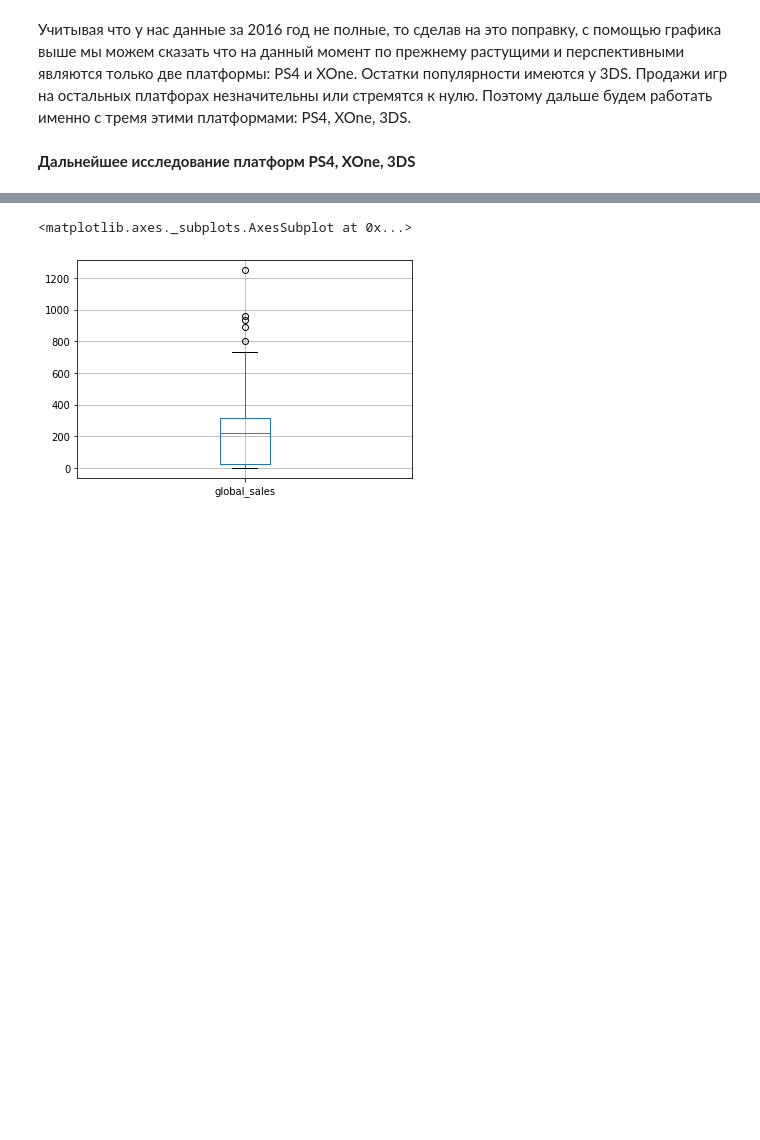
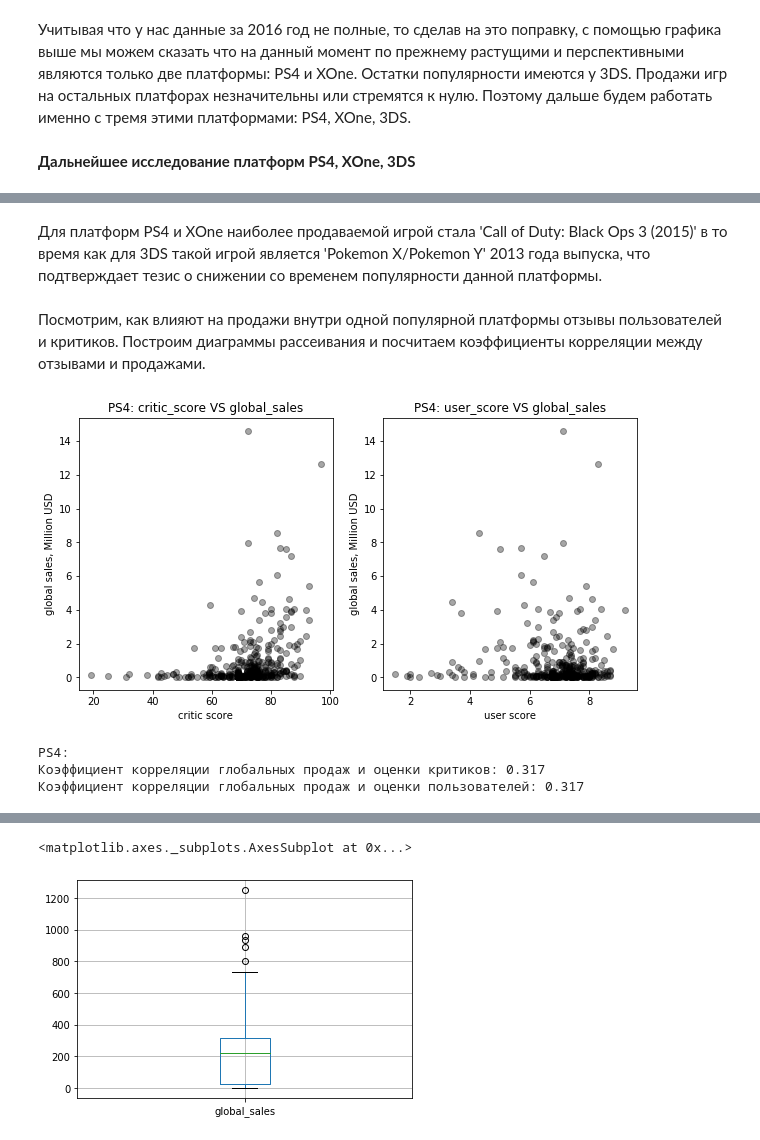
Before and after one commit to nktnlx/data_analysis_portfolio, a Jupyter notebook: video_games_sales.ipynb, the cells around one changed output, grey strips where cells are left out. Saved outputs shown, nothing was run; the diff lists cells and outputs as text; code cells hidden in the pictures; blank space fills up the shorter version.

```diff
--- a/video_games_sales.ipynb
+++ b/video_games_sales.ipynb
@@ -1449,0 +1494,43 @@ plt.title('Оценка динамики продаж игр на различн
+# %% [markdown]
+Для платформ PS4 и XOne наиболее продаваемой игрой стала 'Call of Duty: Black Ops 3 (2015)' в то время как для 3DS такой игрой является 'Pokemon X/Pokemon Y' 2013 года выпуска, что подтверждает тезис о снижении со временем популярности данной платформы.
+# %% [markdown]
+Посмотрим, как влияют на продажи внутри одной популярной платформы
+отзывы пользователей и критиков. Построим диаграммы рассеивания и посчитаем коэффициенты корреляции между отзывами и продажами.
+# %%
+# делаем срез данных по названию платформы
+df_ps4 = df_3p.query('platform == "PS4"')
+
+# размечаем пространство для вывода графиков
+fig, (ax1, ax2) = plt.subplots(
+    nrows=1, ncols=2,
+    figsize=(10, 5)
+)
+
+# построение и оформление графика рассеивания для отзывов критиков
+ax1.scatter(x=df_ps4.critic_score,
+            y=df_ps4.global_sales,
+            alpha=0.35,
+            color='black');
+ax1.set_title('PS4: critic_score VS global_sales')
+ax1.set_xlabel('critic score')
+ax1.set_ylabel('global sales, Million USD')
+
+# построение и оформление графика рассеивания для отзывов пользователей
+ax2.scatter(x=df_ps4.user_score,
+            y=df_ps4.global_sales,
+            alpha=0.35,
+            color='black');
+ax2.set_title('PS4: user_score VS global_sales')
+ax2.set_xlabel('user score')
+ax2.set_ylabel('global sales, Million USD');
+# %% [output]
+[figure, added]
+# %%
+# Подсчет и вывод на экран коэффициентов корреляции
+print('PS4:')
+print('Коэффициент корреляции глобальных продаж и оценки критиков:', round(df_ps4['global_sales'].corr(df_ps4['critic_score']), 3))
+print('Коэффициент корреляции глобальных продаж и оценки пользователей:', round(df_ps4['global_sales'].corr(df_ps4['critic_score']), 3))
+# %% [output]
+PS4:
+Коэффициент корреляции глобальных продаж и оценки критиков: 0.317
+Коэффициент корреляции глобальных продаж и оценки пользователей: 0.317
```
Also changed, not shown: parts of 22 cells of this notebook.
